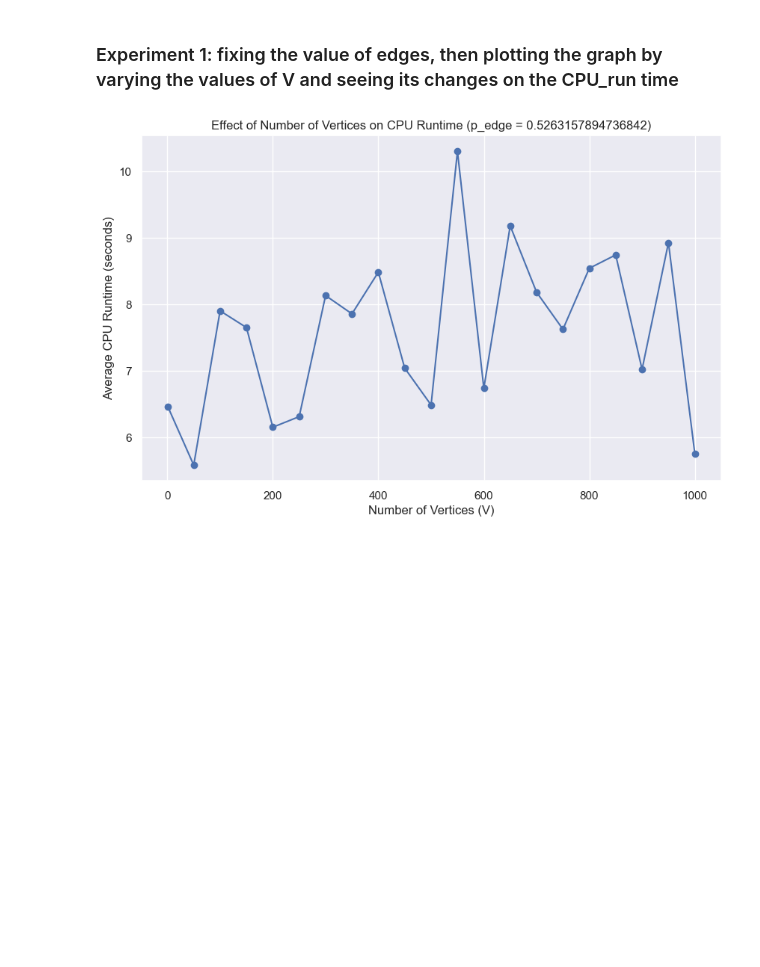
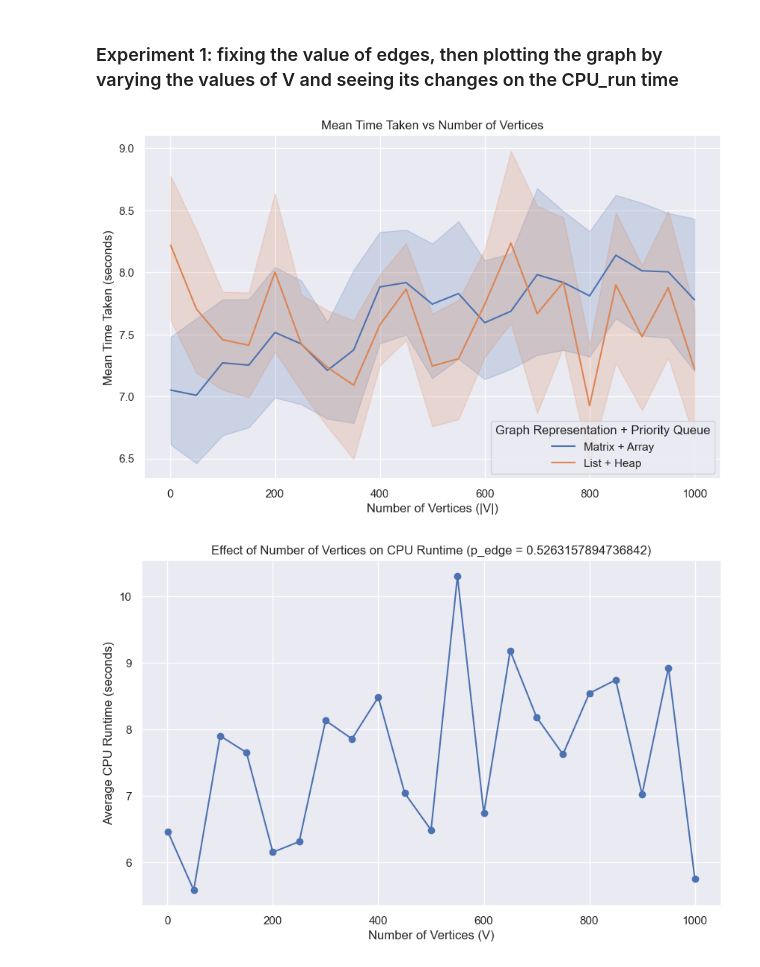
Before and after one commit to mrzzy/ntu-sc2001, a Jupyter notebook: class_2/results2.ipynb, the cells around one changed output. Cells and saved outputs as stored; diff of their text form; code cells hidden in the pictures; blank space fills up the shorter version.

```diff
--- a/class_2/results2.ipynb
+++ b/class_2/results2.ipynb
@@ -119,6 +119,25 @@ Final Grouped Data for Experiment 2 (Mean RAM and Mean Time Taken):
 # plotting the graphs
 # %% [markdown]
 ### Experiment 1: fixing the value of edges, then plotting the graph by varying the values of V and seeing its changes on the CPU_run time
+# %%
+# Plot mean time taken vs number of vertices for both experiments
+plt.figure(figsize=(10, 6))
+
+# Experiment 1 (Matrix + Array)
+sns.lineplot(data=grouped_experiment_1, x='n_vertex', y='mean_time_taken', label='Matrix + Array')
+
+# Experiment 2 (List + Heap)
+sns.lineplot(data=grouped_experiment_2, x='n_vertex', y='mean_time_taken', label='List + Heap')
+
+# Adding titles and labels
+plt.title('Mean Time Taken vs Number of Vertices')
+plt.xlabel('Number of Vertices (|V|)')
+plt.ylabel('Mean Time Taken (seconds)')
+plt.legend(title='Graph Representation + Priority Queue')
+plt.grid(True)
+plt.show()
+# %% [output]
+[figure, added]
 # %%
 # Fix the value of p_edge (you can change this value)
 fixed_p_edge = 0.5263157894736842
```
Also changed, not shown: 1 other file.
